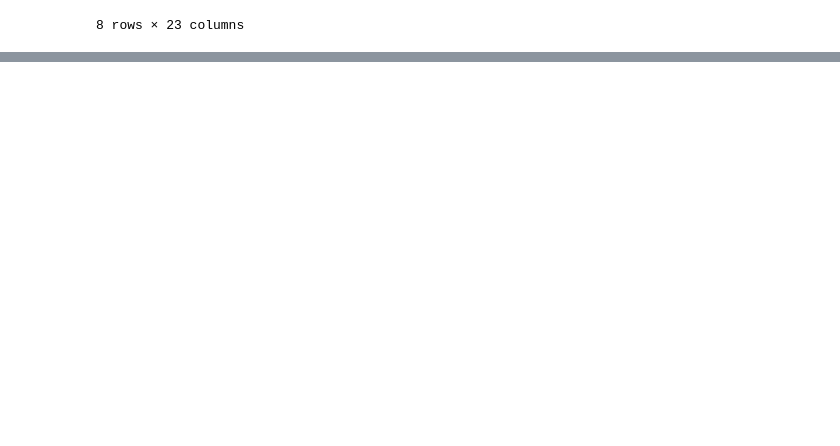
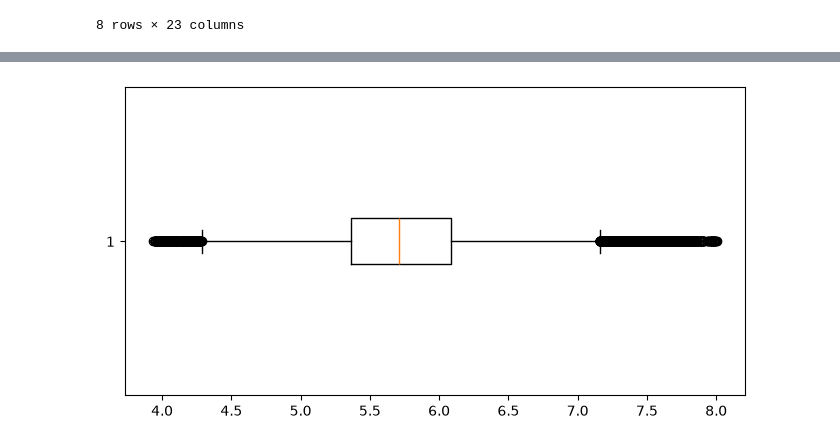
Before and after one commit to Chen-hub366/house-price-ml, a Jupyter notebook: notebooks/exploration.ipynb, the cells around one changed output, grey strips where cells are left out. Saved outputs shown, nothing was run; the diff lists cells and outputs as text; code cells hidden in the pictures; blank space fills up the shorter version.

```diff
--- a/notebooks/exploration.ipynb
+++ b/notebooks/exploration.ipynb
@@ -388,0 +433,12 @@ df.describe()
+# %%
+totalPrice_log=np.log1p(df['totalPrice'])
+plt.figure(figsize=(8, 4))
+plt.boxplot(totalPrice_log.dropna(),orientation='horizontal')
+plt.show()
+down= totalPrice_log.quantile(0.25)
+up= totalPrice_log.quantile(0.75)
+IQR = up-down
+lower= down -1.5 * IQR
+upper=up+1.5 *IQR
+# %% [output]
+[figure, added]
```
Also changed, not shown: parts of 10 cells of this notebook, 4 other files.
